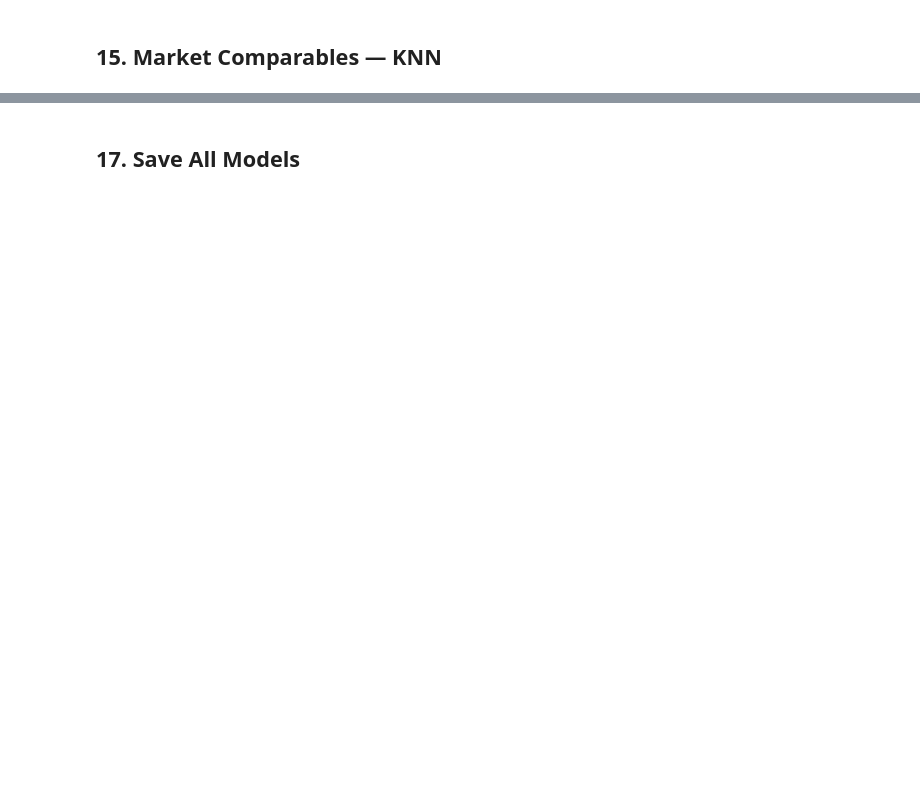
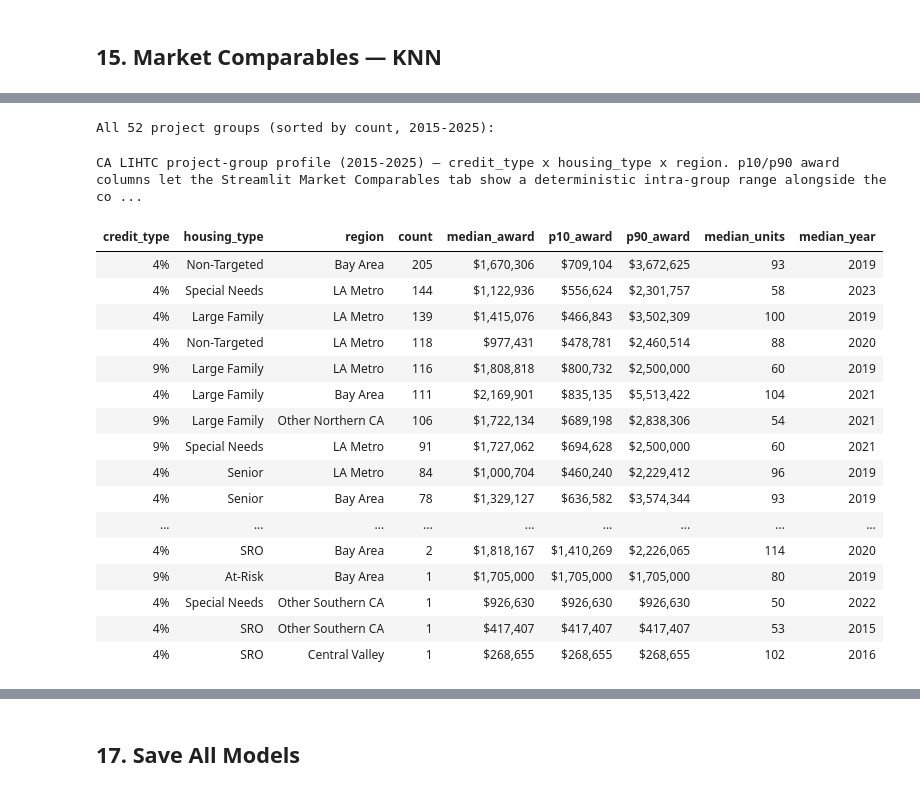
Before and after one commit to lilhuang15/ca-affordable-housing-tax-credit-intelligence, a Jupyter notebook: data/04_modeling.ipynb, the cells around one changed output, grey strips where cells are left out. Saved outputs shown, nothing was run; the diff lists cells and outputs as text; code cells hidden in the pictures; blank space fills up the shorter version.

```diff
--- a/data/04_modeling.ipynb
+++ b/data/04_modeling.ipynb
@@ -825,19 +805,0 @@ plt.show()
-# %%
-# Fit final KMeans with k=6 (adjust based on elbow plot)
-N_CLUSTERS = 6
-kmeans = KMeans(n_clusters=N_CLUSTERS, random_state=42, n_init=10)
-df_all['cluster'] = kmeans.fit_predict(X_all)
-
-# Cluster profiles
-cluster_profile = df_all.groupby('cluster').agg(
-    count=('annual_federal_award', 'size'),
-    median_award=('annual_federal_award', 'median'),
-    median_units=('total_units', 'median'),
-    top_credit_type=('credit_type', lambda x: x.mode().iloc[0]),
-    top_housing_type=('housing_type', lambda x: x.mode().iloc[0]),
-    top_region=('region', lambda x: x.mode().iloc[0]),
-    median_year=('pis_year', 'median'),
-).reset_index()
-
-print('Cluster Profiles (Project Archetypes):')
-cluster_profile
@@ -852,0 +861,39 @@ Cluster Profiles (Project Archetypes):
+# %%
+# Display the full project-group table with Pandas Styler — same formatting idiom
+# as the KNN comps cell above so the two tabs feel consistent.
+print(f'All {len(archetype_profile)} project groups (sorted by count, 2015-2025):')
+(archetype_profile.style
+    .hide(axis='index')
+    .format({
+        'count':        '{:,d}',
+        'median_award': '${:,.0f}',
+        'p10_award':    '${:,.0f}',
+        'p90_award':    '${:,.0f}',
+        'median_units': '{:.0f}',
+        'median_year':  '{:.0f}',
+    })
+    .background_gradient(subset=['median_award'], cmap='YlOrRd', low=0.1, high=0.9)
+    .background_gradient(subset=['count'], cmap='Blues', low=0.1, high=0.9)
+    .set_caption('CA LIHTC project-group profile (2015-2025) — credit_type x housing_type x region. '
+                 'p10/p90 award columns let the Streamlit Market Comparables tab show '
+                 'a deterministic intra-group range alongside the conformal interval.'))
+# %% [output]
+All 52 project groups (sorted by count, 2015-2025):
+CA LIHTC project-group profile (2015-2025) — credit_type x housing_type x region. p10/p90 award columns let the Streamlit Market Comparables tab show a deterministic intra-group range alongside the co ...
+| credit_type | housing_type | region | count | median_award | p10_award | p90_award | median_units | median_year |
+| 4% | Non-Targeted | Bay Area | 205 | $1,670,306 | $709,104 | $3,672,625 | 93 | 2019 |
+| 4% | Special Needs | LA Metro | 144 | $1,122,936 | $556,624 | $2,301,757 | 58 | 2023 |
+| 4% | Large Family | LA Metro | 139 | $1,415,076 | $466,843 | $3,502,309 | 100 | 2019 |
+| 4% | Non-Targeted | LA Metro | 118 | $977,431 | $478,781 | $2,460,514 | 88 | 2020 |
+| 9% | Large Family | LA Metro | 116 | $1,808,818 | $800,732 | $2,500,000 | 60 | 2019 |
+| 4% | Large Family | Bay Area | 111 | $2,169,901 | $835,135 | $5,513,422 | 104 | 2021 |
+| 9% | Large Family | Other Northern CA | 106 | $1,722,134 | $689,198 | $2,838,306 | 54 | 2021 |
+| 9% | Special Needs | LA Metro | 91 | $1,727,062 | $694,628 | $2,500,000 | 60 | 2021 |
+| 4% | Senior | LA Metro | 84 | $1,000,704 | $460,240 | $2,229,412 | 96 | 2019 |
+| 4% | Senior | Bay Area | 78 | $1,329,127 | $636,582 | $3,574,344 | 93 | 2019 |
+| ... | ... | ... | ... | ... | ... | ... | ... | ... |
+| 4% | SRO | Bay Area | 2 | $1,818,167 | $1,410,269 | $2,226,065 | 114 | 2020 |
+| 9% | At-Risk | Bay Area | 1 | $1,705,000 | $1,705,000 | $1,705,000 | 80 | 2019 |
+| 4% | Special Needs | Other Southern CA | 1 | $926,630 | $926,630 | $926,630 | 50 | 2022 |
+| 4% | SRO | Other Southern CA | 1 | $417,407 | $417,407 | $417,407 | 53 | 2015 |
+| 4% | SRO | Central Valley | 1 | $268,655 | $268,655 | $268,655 | 102 | 2016 |
```
Also changed, not shown: parts of 27 cells of this notebook, 9 other files.
